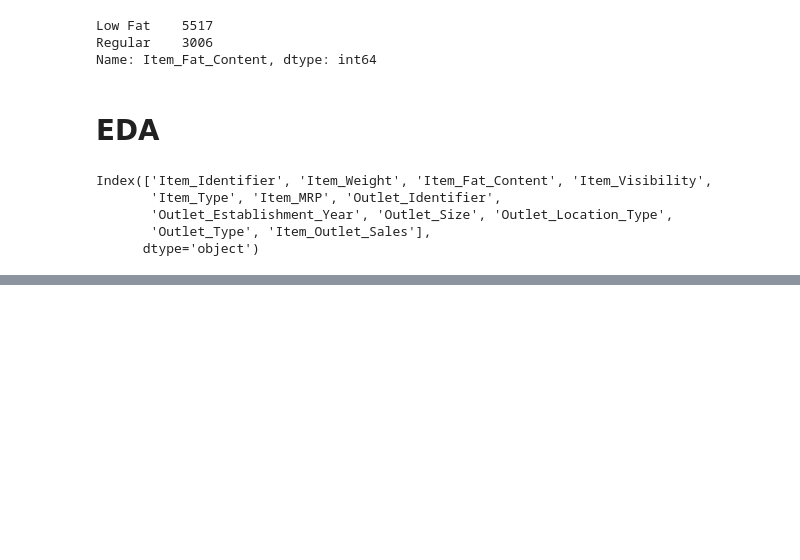
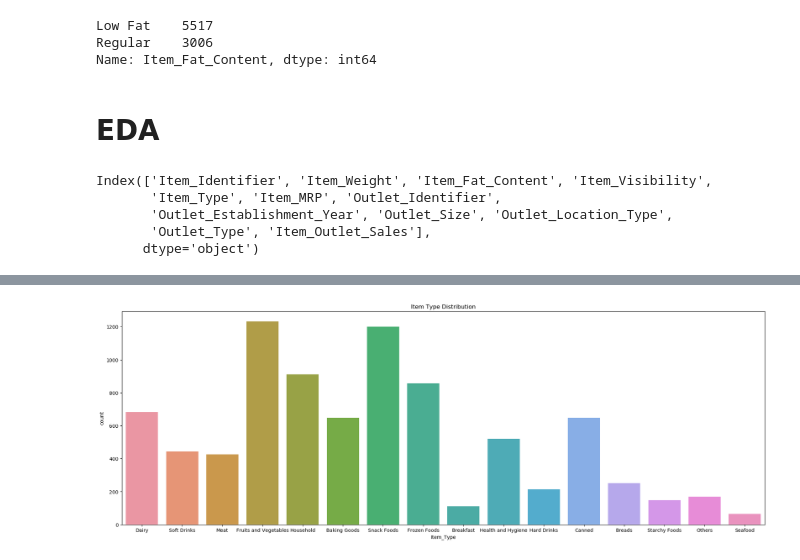
Before and after one commit to ronakpanchalk9/iNeuron, a Jupyter notebook: Sales_Prediction.ipynb, the cells around one changed output, grey strips where cells are left out. Saved outputs shown, nothing was run; the diff lists cells and outputs as text; code cells hidden in the pictures; blank space fills up the shorter version.

```diff
--- a/Sales_Prediction.ipynb
+++ b/Sales_Prediction.ipynb
@@ -149,0 +196,7 @@ plt.show()
+# %%
+plt.figure(figsize=(24,8))
+plt.title('Item Type Distribution')
+sns.countplot(data = train, x='Item_Type')
+plt.show()
+# %% [output]
+[figure, added]
```
Also changed, not shown: parts of 53 cells of this notebook.
